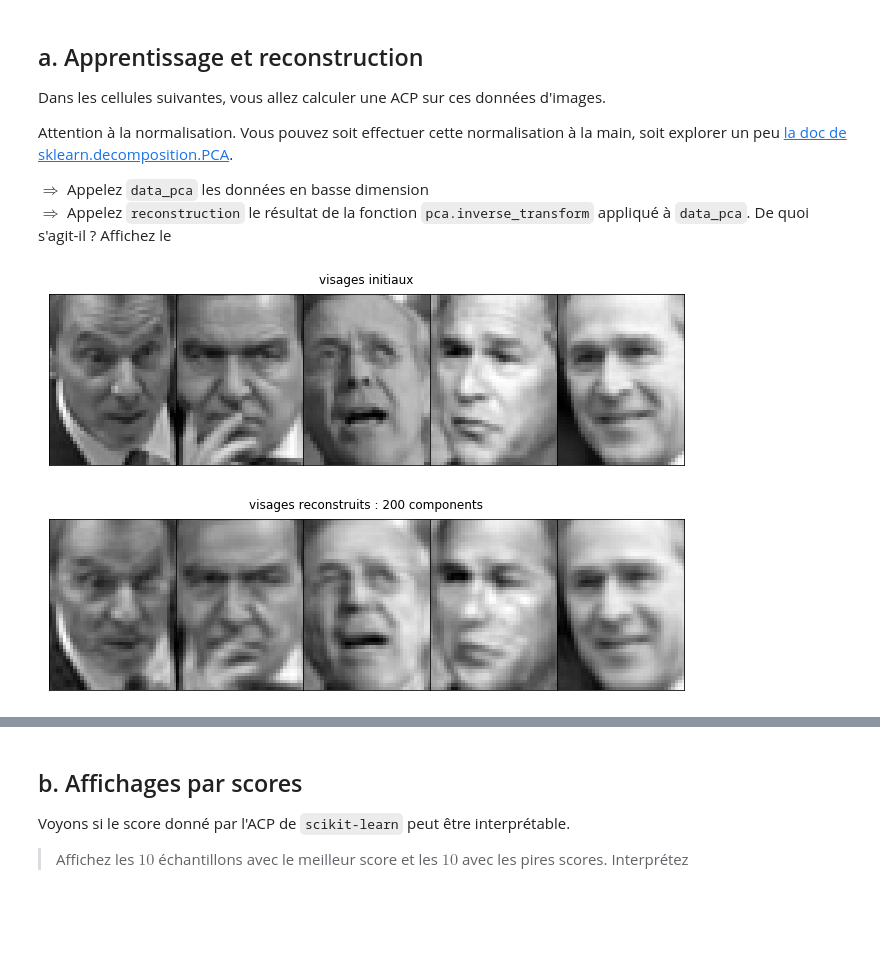
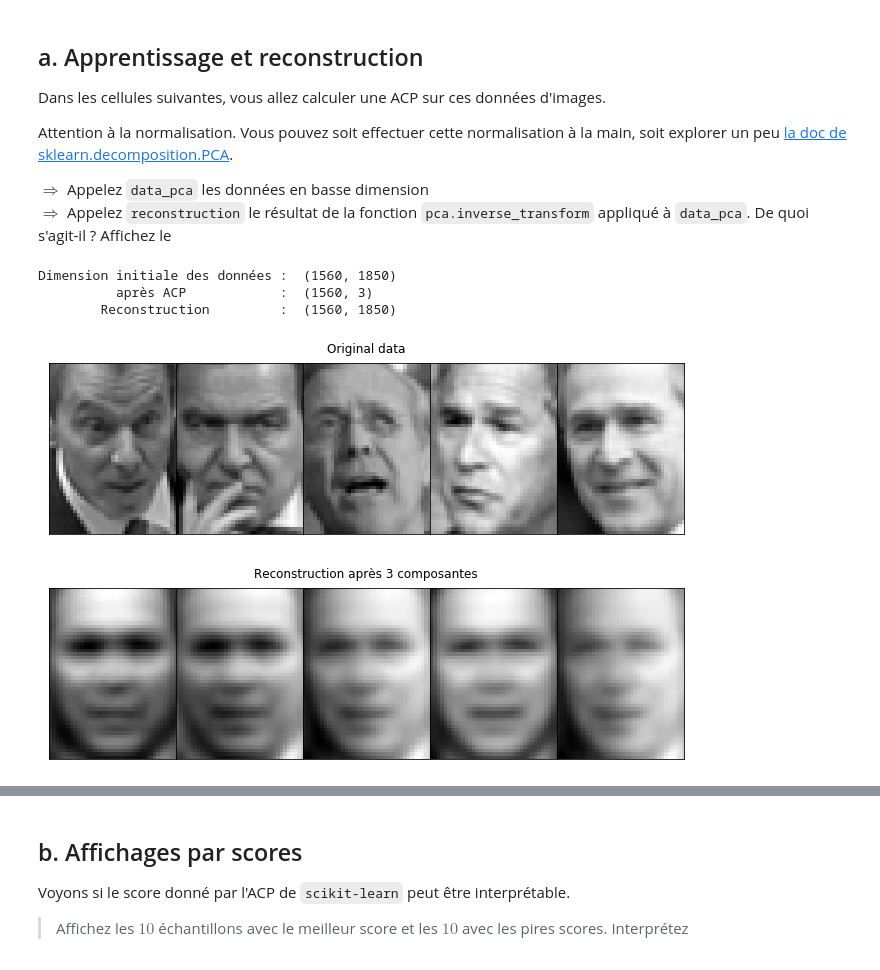
Before and after one commit to campusplage/compte-rendus-mullier_alberjaoui, a Jupyter notebook: TP2_sklearn.ipynb, the cells around one changed output, grey strips where cells are left out. Drawn from its saved outputs; the diff is of its cells as text; code cells hidden in the pictures; blank space fills up the shorter version.

```diff
--- a/TP2_sklearn.ipynb
+++ b/TP2_sklearn.ipynb
@@ -129,4 +129,8 @@ TypeError: ignored
 # %%
 # créez les variables nb_samples, height et width correspondantes
 # (indice: testez d'abord `a, b, c = [1, 2, 3] )
-...
+a, b, c = [1, 2, 3]
+print(a," ", b," ", c)
+######
+nb_samples, height, width = d.images.shape
+print(nb_samples," ", height," ", width)
@@ -262,19 +297,31 @@ $\Rightarrow$ Appelez `reconstruction` le résultat de la fonction `pca.inverse_
 # Créez l'objet pca, et entrainez le sur les données...
 
 # Calculez la transformée des images par ACP
-data_pca = ...
+n_components = 3
+data_pca = PCA(n_components=n_components, whiten=True)
+data_pca.fit(d.data)
+# appliquons l'ACP apprise
+data_transformed = data_pca.transform(d.data)
+
+print('Dimension initiale des données : ', d.data.shape)
+print('          après ACP            : ', data_transformed.shape)
 
 # calculez la reconstruction correspondante
-reconstruction = ....
+reconstruction = data_pca.inverse_transform(data_transformed)
+print('        Reconstruction         : ', reconstruction.shape)
+# %% [output]
+Dimension initiale des données :  (1560, 1850)
+          après ACP            :  (1560, 3)
+        Reconstruction         :  (1560, 1850)
 # %%
 # Affichez sur une ligne les 5 premières images originales
-...
-
+# Affichons les premières images
+plot_images(d.data, 'Original data', n_col=5 , n_row=1)
 # Affichez sur une ligne leur reconstruction, en indiquant le nombre de composantes dans le titre
-...
+plot_images(reconstruction, 'Reconstruction après 3 composantes' ,n_col=5 , n_row=1)
 # %% [output]
-[figure, old version]
+[figure, new version]
-[figure, old version]
+[figure, new version]
 # %%
 # Maintenant, pour les nombres de composantes suivants: 5, 10, 30, 50, 70, 100, 200, affichez les visages reconstruits sur une ligne
 # puis les visages initiaux sur une ligne.
```
Also changed, not shown: parts of 12 cells of this notebook.
